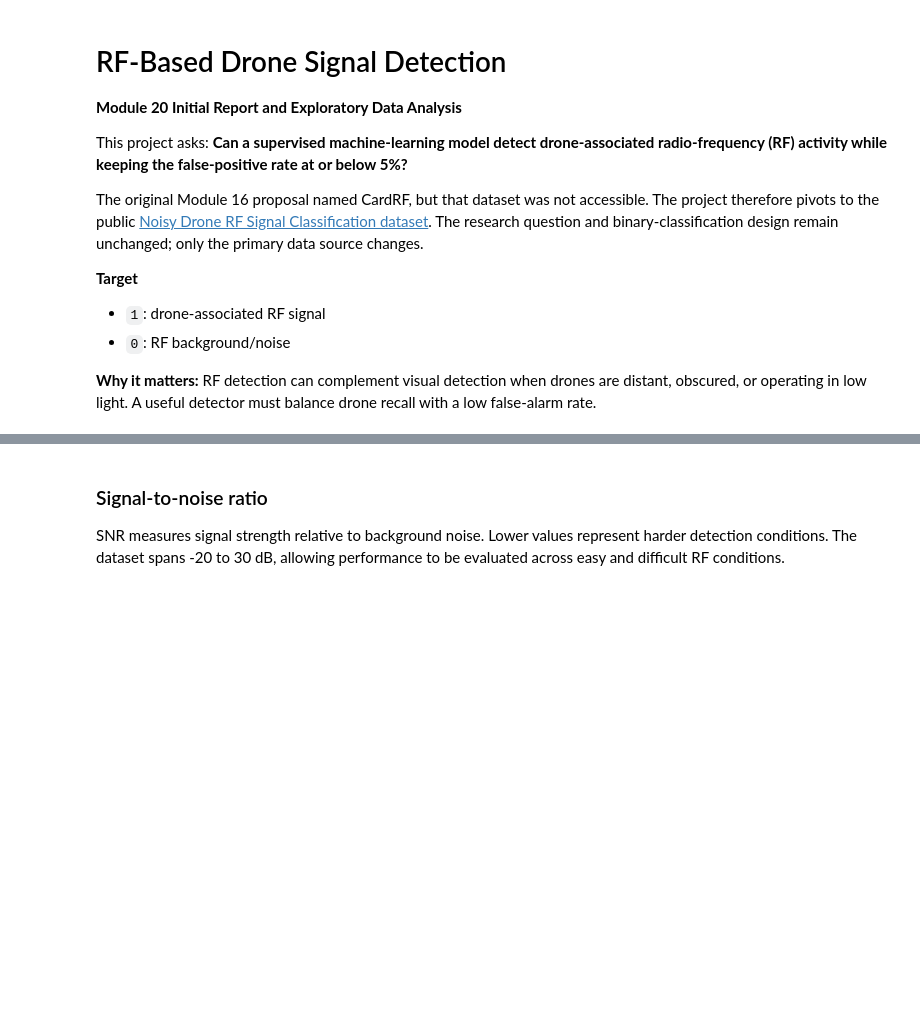
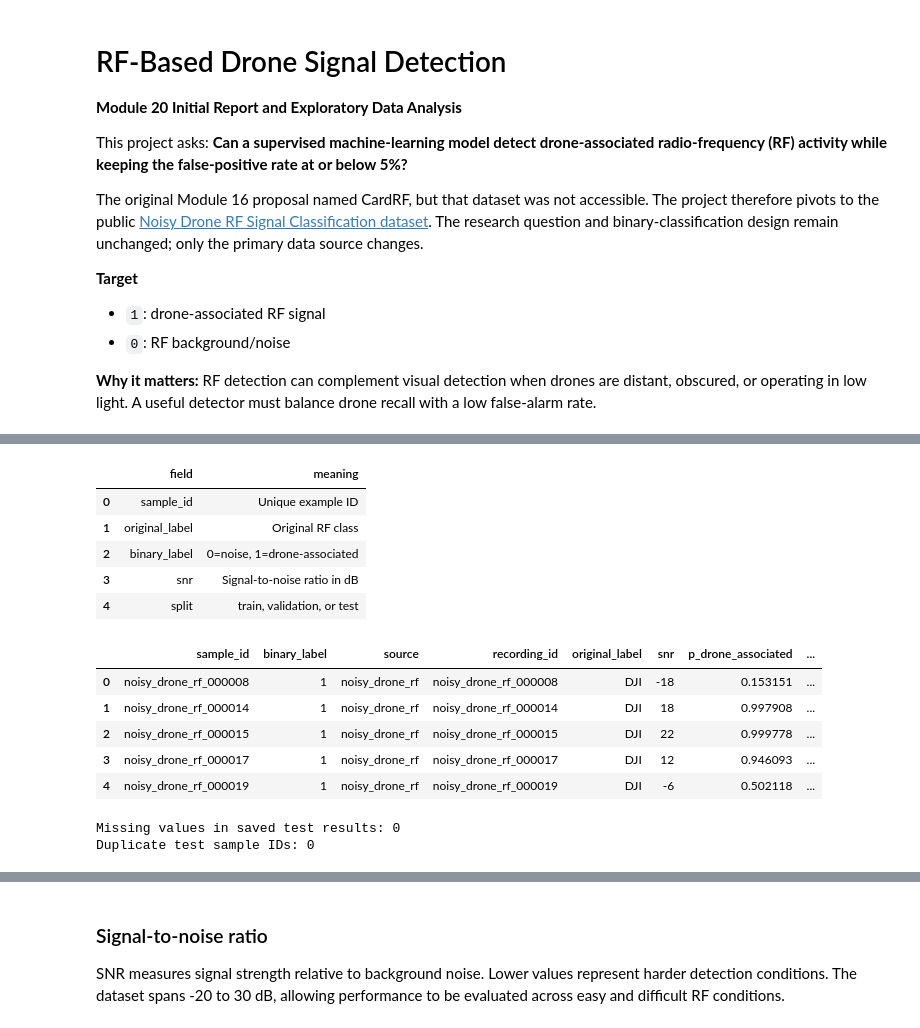
Before and after one commit to ayamundhenk/berkeley_capstone, a Jupyter notebook: notebooks/rf_drone_detection_capstone.executed.ipynb, the cells around one changed output, grey strips where cells are left out. Cells and saved outputs as stored; diff of their text form; code cells hidden in the pictures; blank space fills up the shorter version.

```diff
--- a/notebooks/rf_drone_detection_capstone.executed.ipynb
+++ b/notebooks/rf_drone_detection_capstone.executed.ipynb
@@ -95,3 +62,28 @@ Missing referenced signal files: 0
+# %%
+data_dictionary = pd.DataFrame({
+    "field": ["sample_id", "original_label", "binary_label", "snr", "split"],
+    "meaning": ["Unique example ID", "Original RF class", "0=noise, 1=drone-associated",
+                "Signal-to-noise ratio in dB", "train, validation, or test"]
+})
+display(data_dictionary)
+display(test_predictions.head())
+print(f"Missing values in saved test results: {test_predictions.isna().sum().sum()}")
+print(f"Duplicate test sample IDs: {test_predictions['sample_id'].duplicated().sum()}")
+# %% [output]
+|  | field | meaning |
+| 0 | sample_id | Unique example ID |
+| 1 | original_label | Original RF class |
+| 2 | binary_label | 0=noise, 1=drone-associated |
+| 3 | snr | Signal-to-noise ratio in dB |
+| 4 | split | train, validation, or test |
+|  | sample_id | binary_label | source | recording_id | original_label | snr | p_drone_associated | ... |
+| 0 | noisy_drone_rf_000008 | 1 | noisy_drone_rf | noisy_drone_rf_000008 | DJI | -18 | 0.153151 | ... |
+| 1 | noisy_drone_rf_000014 | 1 | noisy_drone_rf | noisy_drone_rf_000014 | DJI | 18 | 0.997908 | ... |
+| 2 | noisy_drone_rf_000015 | 1 | noisy_drone_rf | noisy_drone_rf_000015 | DJI | 22 | 0.999778 | ... |
+| 3 | noisy_drone_rf_000017 | 1 | noisy_drone_rf | noisy_drone_rf_000017 | DJI | 12 | 0.946093 | ... |
+| 4 | noisy_drone_rf_000019 | 1 | noisy_drone_rf | noisy_drone_rf_000019 | DJI | -6 | 0.502118 | ... |
+Missing values in saved test results: 0
+Duplicate test sample IDs: 0
 # %% [markdown]
 ## 3. Exploratory data analysis
 
```
Also changed, not shown: parts of 15 cells of this notebook, 2 other files.
